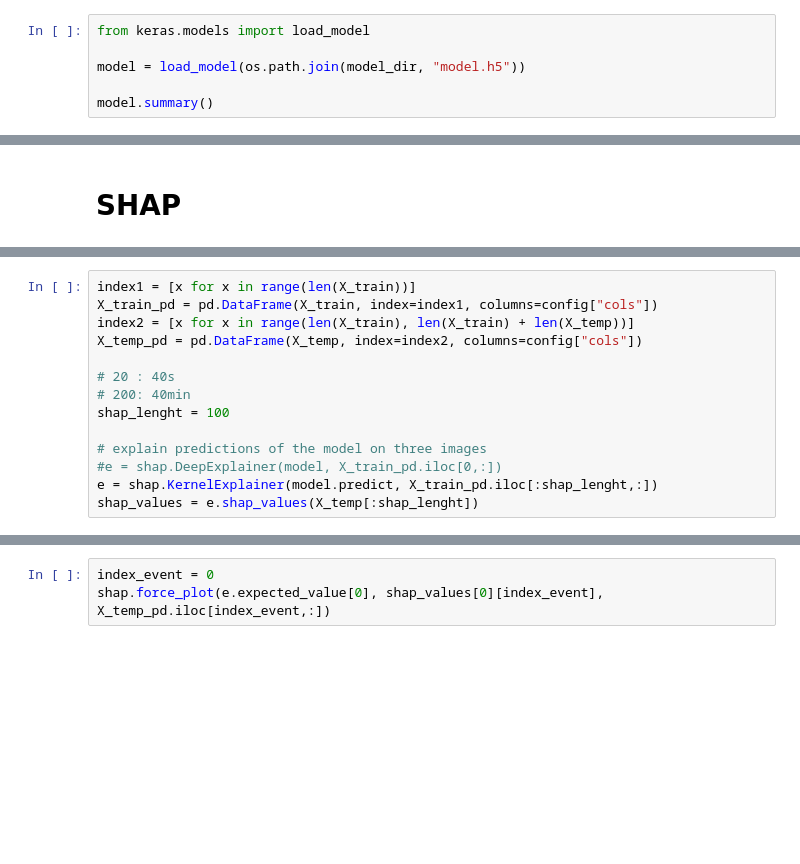
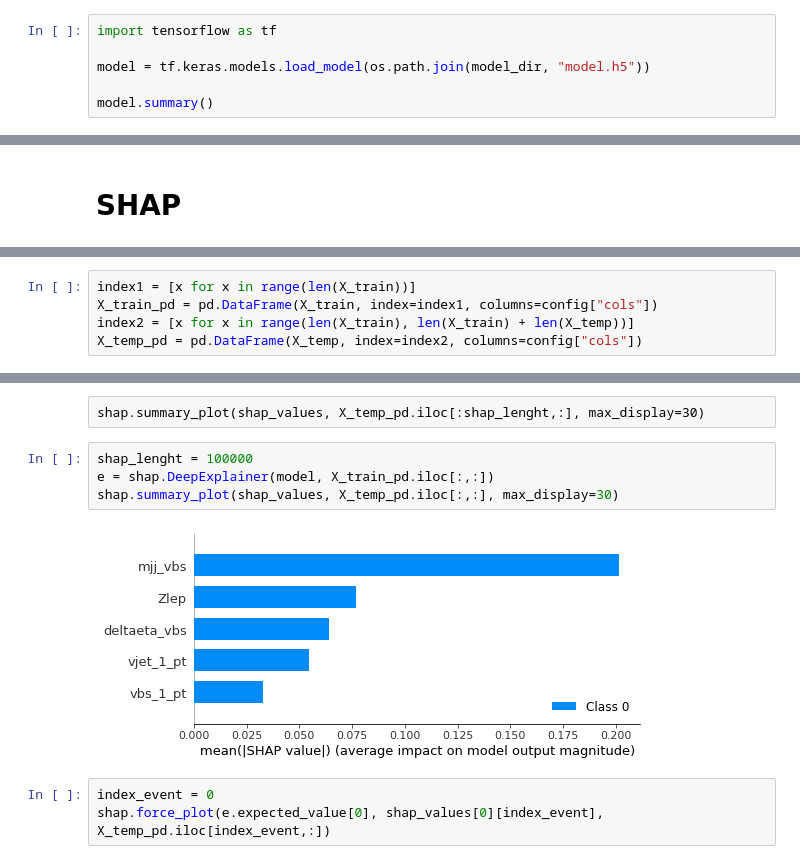
Before and after one commit to UniMiBAnalyses/ML_classification, a Jupyter notebook: Evaluate_ANOVA_SHAP.ipynb, the cells around one changed output, grey strips where cells are left out. Saved outputs shown, nothing was run; the diff lists cells and outputs as text; blank space fills up the shorter version.

Commit message:
[vbsjjlnu] SHAP - DeepExplainer is waaay faster! :tada:

```diff
--- a/Evaluate_ANOVA_SHAP.ipynb
+++ b/Evaluate_ANOVA_SHAP.ipynb
@@ -127,9 +122,9 @@ plt.barh(range(len(s_df["score"])), s_df["score"], tick_label=s_df["varname"])
 # %% [markdown]
 ## Keras model
 # %%
-from keras.models import load_model
+import tensorflow as tf
 
-model = load_model(os.path.join(model_dir, "model.h5"))
+model = tf.keras.models.load_model(os.path.join(model_dir, "model.h5"))
 
 model.summary()
 # %% [output]
@@ -186,12 +167,3 @@ index1 = [x for x in range(len(X_train))]
 X_train_pd = pd.DataFrame(X_train, index=index1, columns=config["cols"])
 index2 = [x for x in range(len(X_train), len(X_train) + len(X_temp))]
 X_temp_pd = pd.DataFrame(X_temp, index=index2, columns=config["cols"])
-
-# 20 : 40s
-# 200: 40min
-shap_lenght = 100
-
-# explain predictions of the model on three images
-#e = shap.DeepExplainer(model, X_train_pd.iloc[0,:])
-e = shap.KernelExplainer(model.predict, X_train_pd.iloc[:shap_lenght,:])
-shap_values = e.shap_values(X_temp[:shap_lenght])
@@ -221,3 +182,11 @@ shap.summary_plot(shap_values, X_temp_pd.iloc[:shap_lenght,:], plot_type="bar")
+# %% [raw]
+shap.summary_plot(shap_values, X_temp_pd.iloc[:shap_lenght,:], max_display=30)
+# %%
+shap_lenght = 100000
+e = shap.DeepExplainer(model, X_train_pd.iloc[:,:])
+shap.summary_plot(shap_values, X_temp_pd.iloc[:,:], max_display=30)
+# %% [output]
+[figure, added]
 # %%
 index_event = 0
 shap.force_plot(e.expected_value[0], shap_values[0][index_event], X_temp_pd.iloc[index_event,:])
```
Also changed, not shown: parts of 13 cells of this notebook, 1 other file.
